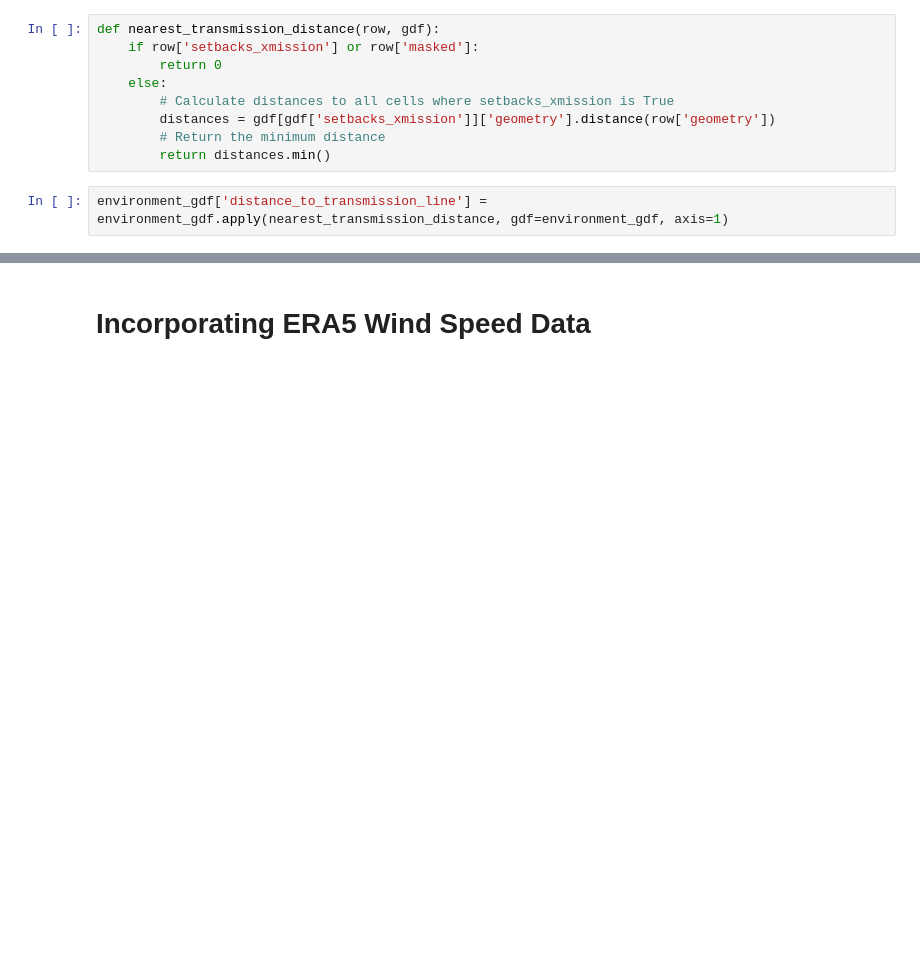
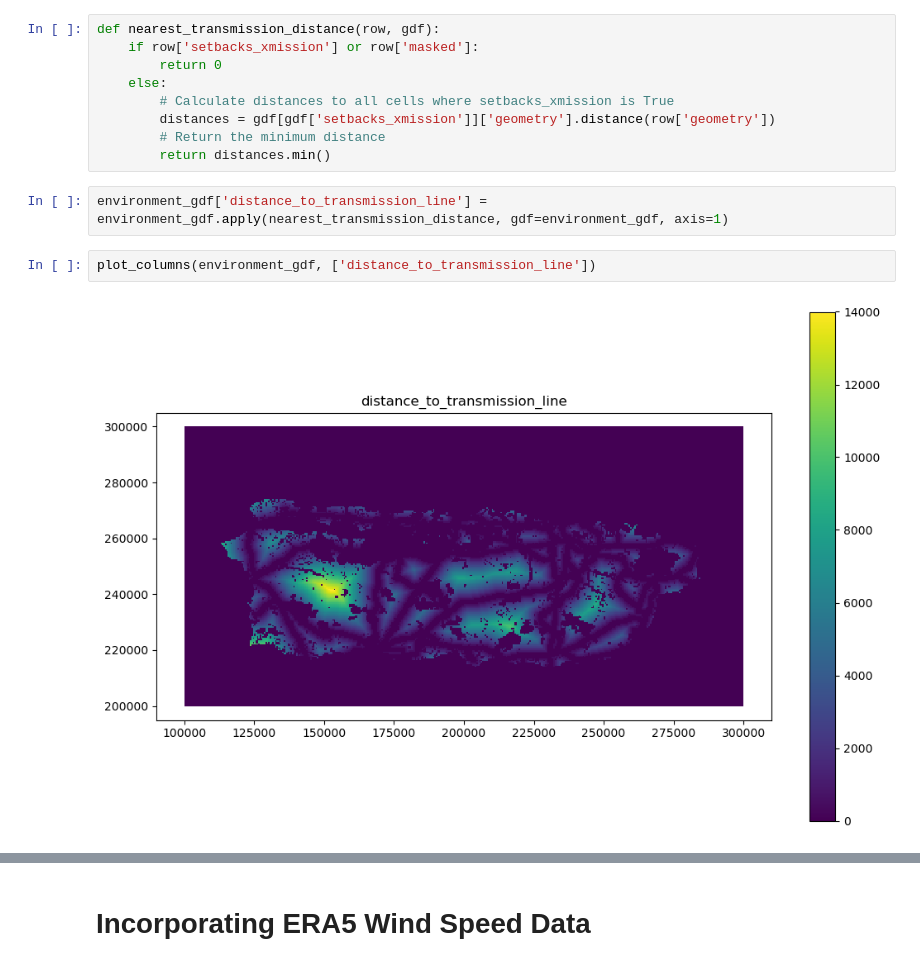
Before and after one commit to karishmathakrar/GreenGridPR, a Jupyter notebook: notebooks/data_preprocessing.ipynb, the cells around one changed output, grey strips where cells are left out. Saved outputs shown, nothing was run; the diff lists cells and outputs as text; blank space fills up the shorter version.

```diff
--- a/notebooks/data_preprocessing.ipynb
+++ b/notebooks/data_preprocessing.ipynb
@@ -316,3 +316,7 @@ def nearest_transmission_distance(row, gdf):
         return distances.min()
 # %%
 environment_gdf['distance_to_transmission_line'] = environment_gdf.apply(nearest_transmission_distance, gdf=environment_gdf, axis=1)
+# %%
+plot_columns(environment_gdf, ['distance_to_transmission_line'])
+# %% [output]
+[figure, added]
```
Also changed, not shown: parts of 2 cells of this notebook.
